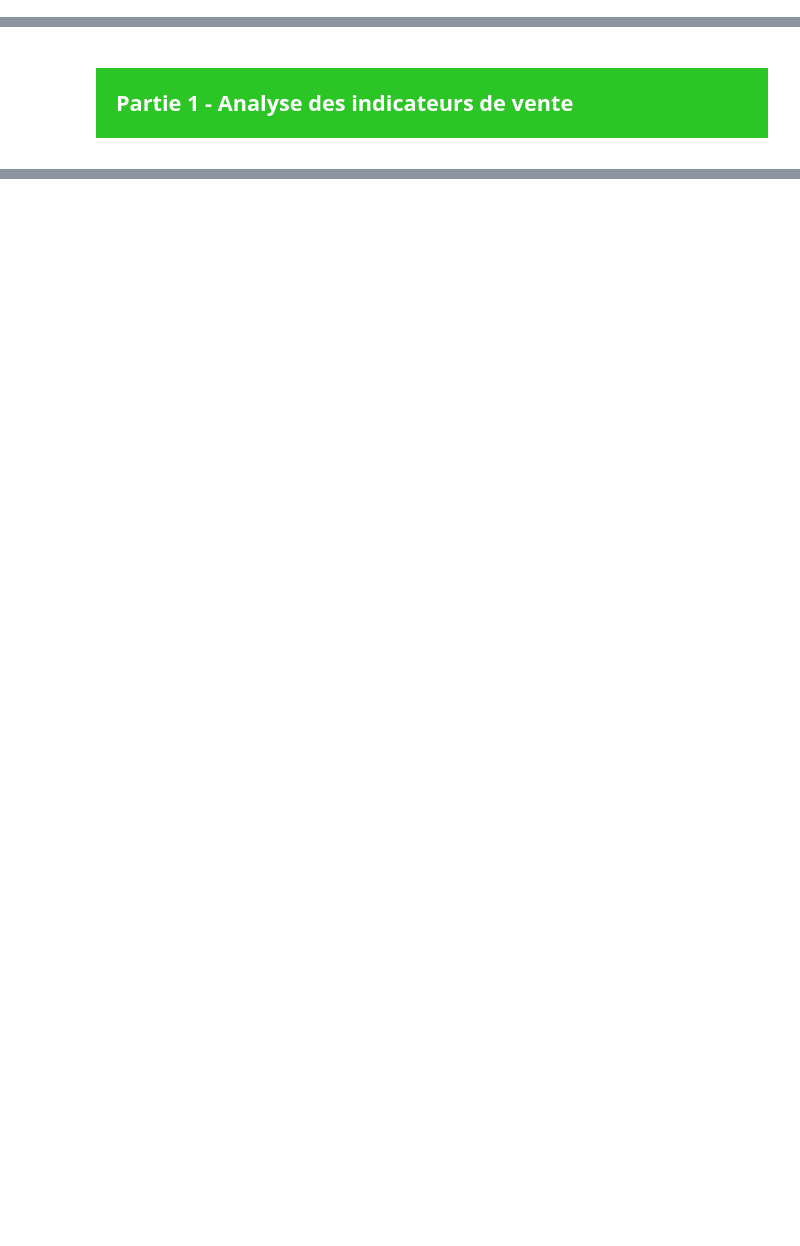
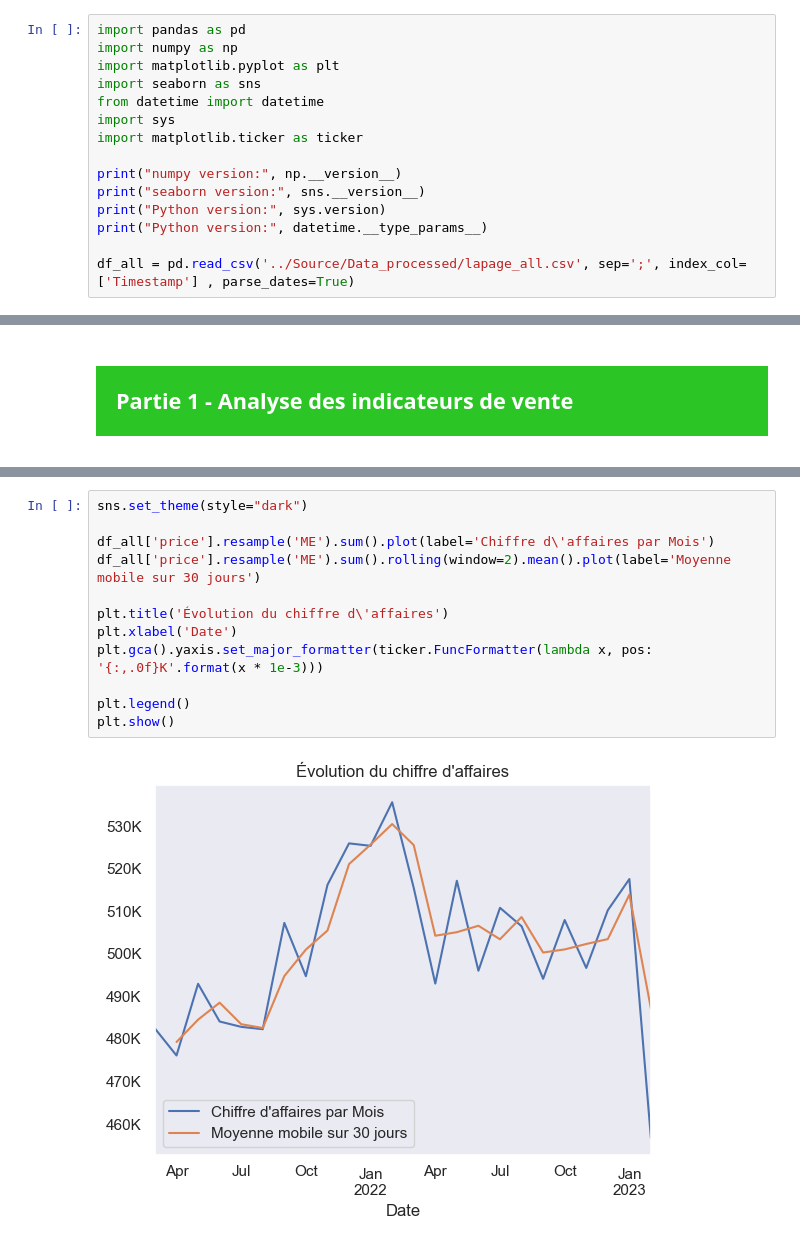
Before and after one commit to IshemZ/Projet_6-Lapage, a Jupyter notebook: Programme/0.main.ipynb, the cells around one changed output, grey strips where cells are left out. Cells and saved outputs as stored; diff of their text form; blank space fills up the shorter version.

Commit message:
Ajout graphique CA

```diff
--- a/Programme/0.main.ipynb
+++ b/Programme/0.main.ipynb
@@ -83,0 +11,15 @@ dtype('int64')
+# %%
+import pandas as pd
+import numpy as np
+import matplotlib.pyplot as plt
+import seaborn as sns
+from datetime import datetime
+import sys
+import matplotlib.ticker as ticker
+
+print("numpy version:", np.__version__)
+print("seaborn version:", sns.__version__)
+print("Python version:", sys.version)
+print("Python version:", datetime.__type_params__)
+
+df_all = pd.read_csv('../Source/Data_processed/lapage_all.csv', sep=';', index_col=['Timestamp'] , parse_dates=True)
@@ -93,0 +76,14 @@ TypeError: Only valid with DatetimeIndex, TimedeltaIndex or PeriodIndex, but got
+# %%
+sns.set_theme(style="dark")
+
+df_all['price'].resample('ME').sum().plot(label='Chiffre d\'affaires par Mois')
+df_all['price'].resample('ME').sum().rolling(window=2).mean().plot(label='Moyenne mobile sur 30 jours')
+
+plt.title('Évolution du chiffre d\'affaires')
+plt.xlabel('Date')
+plt.gca().yaxis.set_major_formatter(ticker.FuncFormatter(lambda x, pos: '{:,.0f}K'.format(x * 1e-3)))
+
+plt.legend()
+plt.show()
+# %% [output]
+[figure, added]
```
Also changed, not shown: parts of 16 cells of this notebook.
